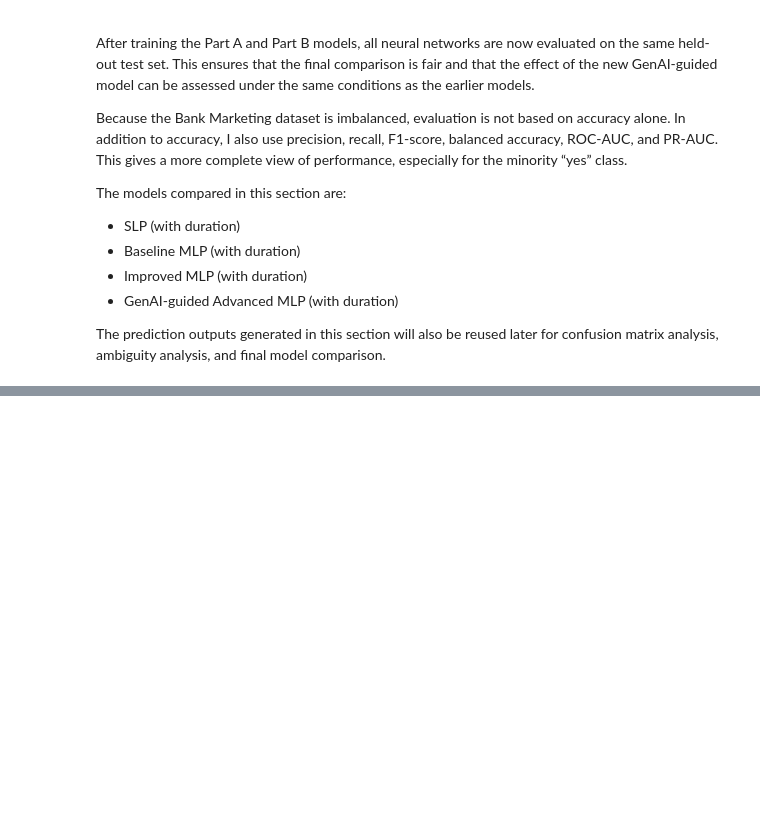
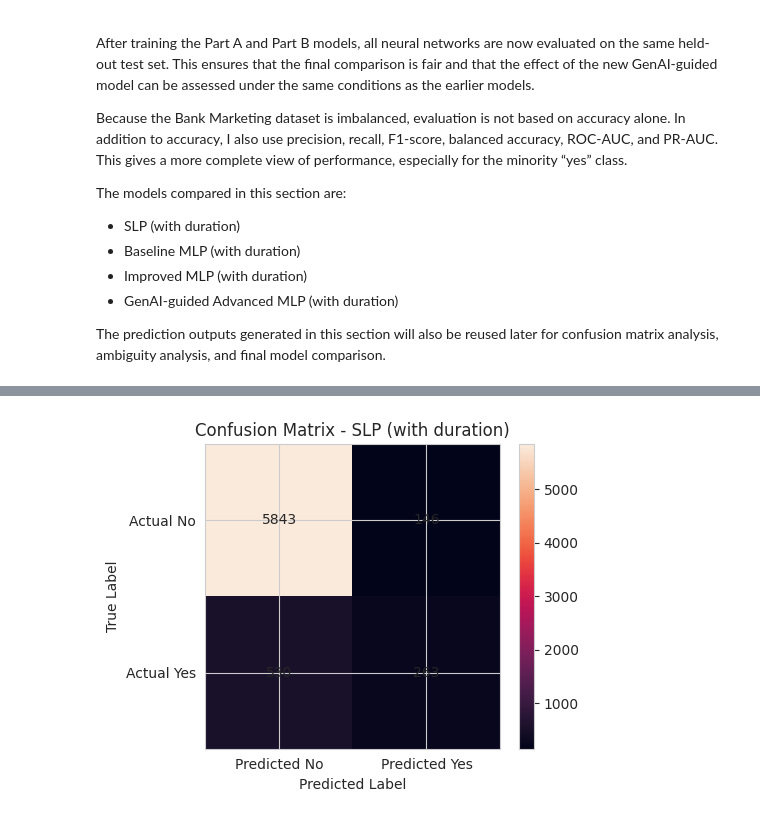
Before and after one commit to nidhisingn/14350889_Artificial-Neural-Networks_6009-CMD_NS, a Jupyter notebook: NS_14350889_ANN_PART_B.ipynb, the cells around one changed output, grey strips where cells are left out. Drawn from its saved outputs; the diff is of its cells as text; code cells hidden in the pictures; blank space fills up the shorter version.

```diff
--- a/NS_14350889_ANN_PART_B.ipynb
+++ b/NS_14350889_ANN_PART_B.ipynb
@@ -2618,0 +2630,96 @@ Best model by Accuracy:
+# %%
+
+
+# Section 13 - Confusion matrix analysis for all neural models
+
+
+# What this cell does:
+# This cell builds confusion matrices for all four models,
+# plots them one by one, and creates a clean summary table
+# that we can reuse later in the final comparison.
+
+import numpy as np
+import pandas as pd
+import matplotlib.pyplot as plt
+from sklearn.metrics import confusion_matrix, classification_report
+
+
+# Step 1: Safety checks
+# Make sure the prediction dictionaries from Section 12 exist.
+
+required_variables = [
+    "test_prediction_dict",
+    "y_test_wd_np"
+]
+
+missing_variables = [var for var in required_variables if var not in globals()]
+
+if missing_variables:
+    raise ValueError(
+        f"These variables are missing: {missing_variables}. "
+        "Please run Section 12 first."
+    )
+
+print("Prediction outputs from Section 12 are available.")
+
+
+# Step 2: Build confusion matrix summary rows
+
+cm_summary_rows = []
+
+for model_name, y_pred in test_prediction_dict.items():
+    cm = confusion_matrix(y_test_wd_np, y_pred)
+    tn, fp, fn, tp = cm.ravel()
+
+    cm_summary_rows.append({
+        "Model": model_name,
+        "TN": tn,
+        "FP": fp,
+        "FN": fn,
+        "TP": tp
+    })
+
+# Create summary table
+cm_summary_df = pd.DataFrame(cm_summary_rows)
+
+print("\nConfusion matrix summary table:")
+display(cm_summary_df)
+
+
+# Step 3: Plot confusion matrix for each model
+# This keeps each figure separate and easy to read.
+
+for model_name, y_pred in test_prediction_dict.items():
+    cm = confusion_matrix(y_test_wd_np, y_pred)
+
+    plt.figure(figsize=(5, 4))
+    plt.imshow(cm, interpolation="nearest", aspect="auto")
+    plt.title(f"Confusion Matrix - {model_name}")
+    plt.colorbar()
+    plt.xticks([0, 1], ["Predicted No", "Predicted Yes"])
+    plt.yticks([0, 1], ["Actual No", "Actual Yes"])
+
+    for i in range(cm.shape[0]):
+        for j in range(cm.shape[1]):
+            plt.text(j, i, cm[i, j], ha="center", va="center")
+
+    plt.xlabel("Predicted Label")
+    plt.ylabel("True Label")
+    plt.tight_layout()
+    plt.show()
+
+
+# Step 4: Print classification reports
+# This gives class-wise precision, recall, and F1-score.
+
+for model_name, y_pred in test_prediction_dict.items():
+    print("\n" + "=" * 70)
+    print(f"Classification Report - {model_name}")
+    print("=" * 70)
+    print(classification_report(
+        y_test_wd_np,
+        y_pred,
+        target_names=["no", "yes"],
+        zero_division=0
+    ))
+# %% [output]
@@ -2618,0 +2734 @@ Best model by Accuracy:
+[figure, added]
```
Also changed, not shown: parts of 2 cells of this notebook.
